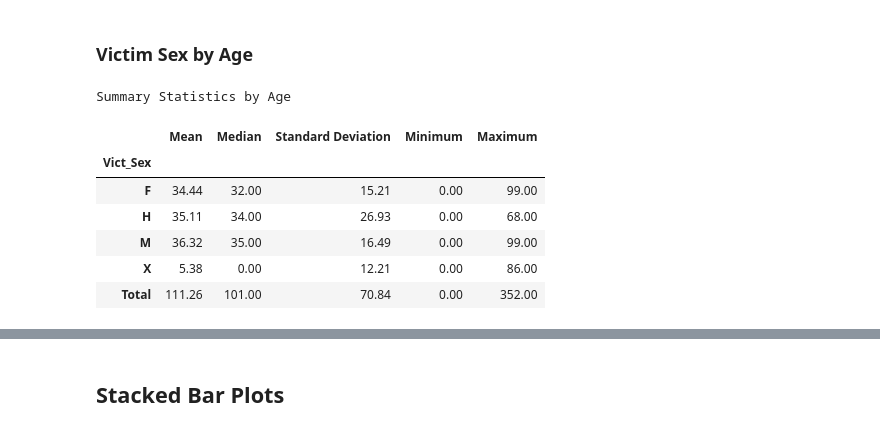
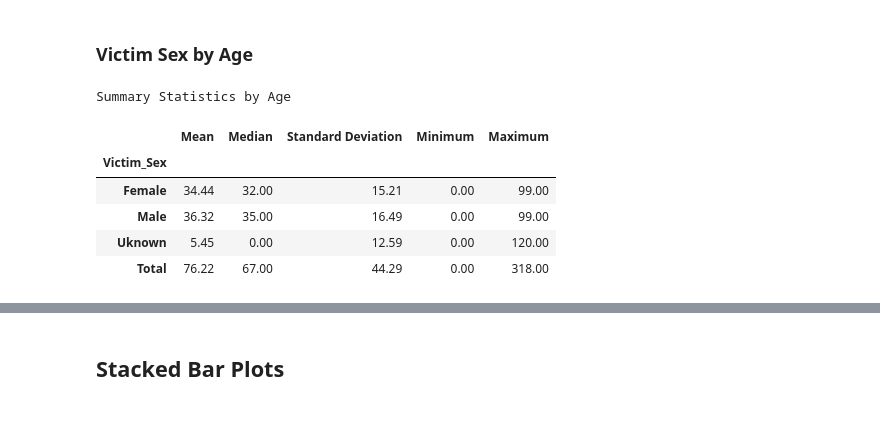
Before and after one commit to MSADS-Capstone/navigating_crime, a Jupyter notebook: Code Library/data_exploration_phase2.ipynb, the cells around one changed output, grey strips where cells are left out. Drawn from its saved outputs; the diff is of its cells as text; code cells hidden in the pictures.

```diff
--- a/Code Library/data_exploration_phase2.ipynb
+++ b/Code Library/data_exploration_phase2.ipynb
@@ -55,7 +55,8 @@ image_path = '/content/drive/Shareddrives/Capstone - Best Group/navigating_crime
 # %%
 # bring in original dataframe only for join purposes
 df = pd.read_csv('/content/drive/Shareddrives/Capstone - Best Group/' \
-               + 'Final_Data_20220719/df.csv', low_memory=False). \set_index('OBJECTID')
+               + 'Final_Data_20220719/df.csv', low_memory=False) \
+               .set_index('OBJECTID')
 # %%
 # read in the training .csv file to a dataframe using pandas
 df_eda = pd.read_csv(data_path2 + 'eda_set.csv', low_memory=False).set_index('OBJECTID')
@@ -107,7 +106,7 @@ Index(['Shape', 'Join_Count', 'TARGET_FID', 'JOIN_FID', 'FullName', 'Type',
 # %%
 df_eda = df_eda.join(df['Status_Desc'], how='left', lsuffix='left', rsuffix='right')
 df_eda = df_eda.join(df['Type'], how='left', lsuffix='left', rsuffix='right')
-df_eda = df_eda.join(df['Vict_Sex'], how='left', lsuffix='left', rsuffix='right')
+df_eda = df_eda.join(df['Victim_Sex'], how='left', lsuffix='left', rsuffix='right')
 df_eda.head()
 # %% [output]
 |  | Zip_Code | Accuracy | Crime_Cost | StreetOID | DR_NO | TIME_OCC | AREA | Rpt_Dist_No | Part_1_2 | ... |
@@ -121,3 +128,8 @@ df_eda.head()
+# %%
+# rename strings contained within 'Victim_Sex' column only on df_eda dataframe
+# for cleaner look when observing subsequent charts/plots
+df_eda['Victim_Sex'] = df_eda['Victim_Sex'].map({'M': 'Male', 'F': 'Female',
+                                                 'X': 'Uknown'})
 # %%
 # re-inspect the shape of the dataframe. This is also done on EDA file.
 df_eda.shape
@@ -211,13 +223,12 @@ Summary Statistics by Age
 # %% [markdown]
 ### Victim Sex by Age
 # %%
-summ_stats(df_eda, 'Vict_Sex', 'Vict_Age')
+summ_stats(df_eda, 'Victim_Sex', 'Vict_Age')
 # %% [output]
 Summary Statistics by Age
 |  | Mean | Median | Standard Deviation | Minimum | Maximum |
-| Vict_Sex |  |  |  |  |  |
-| F | 34.44 | 32.00 | 15.21 | 0.00 | 99.00 |
-| H | 35.11 | 34.00 | 26.93 | 0.00 | 68.00 |
-| M | 36.32 | 35.00 | 16.49 | 0.00 | 99.00 |
-| X | 5.38 | 0.00 | 12.21 | 0.00 | 86.00 |
-| Total | 111.26 | 101.00 | 70.84 | 0.00 | 352.00 |
+| Victim_Sex |  |  |  |  |  |
+| Female | 34.44 | 32.00 | 15.21 | 0.00 | 99.00 |
+| Male | 36.32 | 35.00 | 16.49 | 0.00 | 99.00 |
+| Uknown | 5.45 | 0.00 | 12.59 | 0.00 | 120.00 |
+| Total | 76.22 | 67.00 | 44.29 | 0.00 | 318.00 |
```
Also changed, not shown: parts of 19 cells of this notebook, 4 other files.
